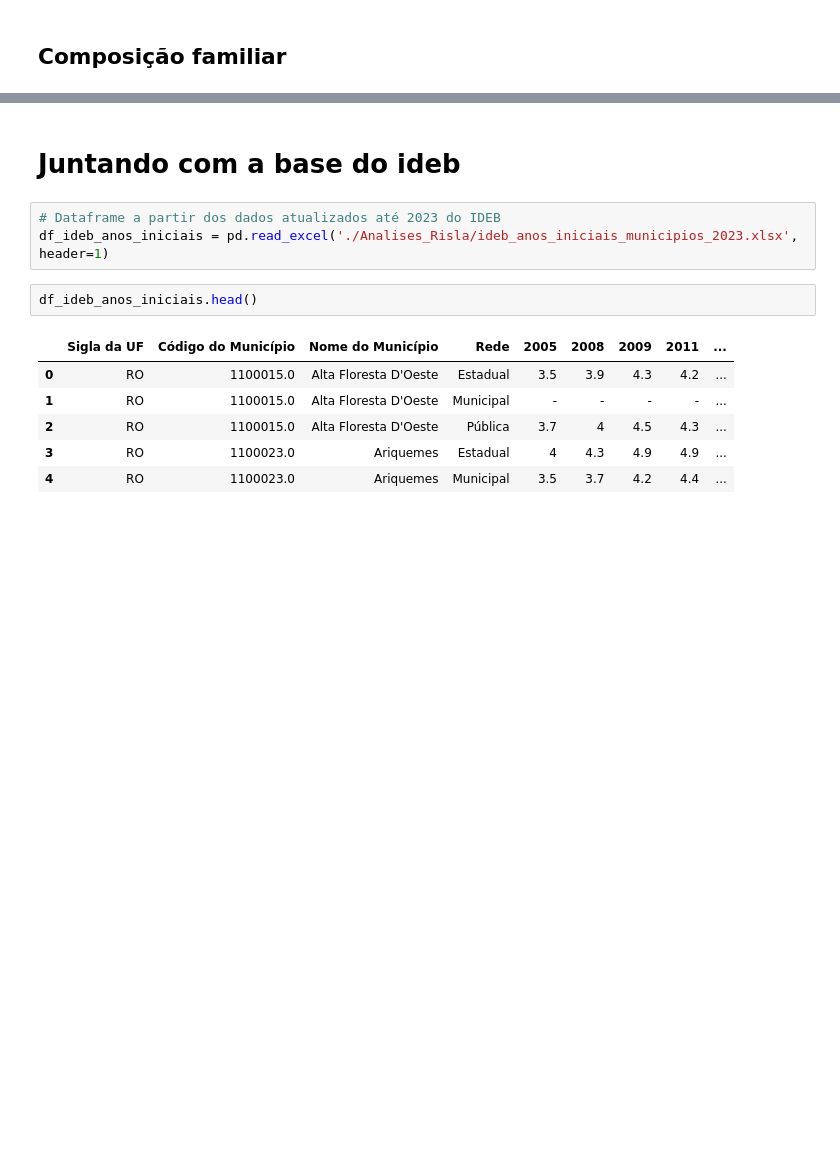
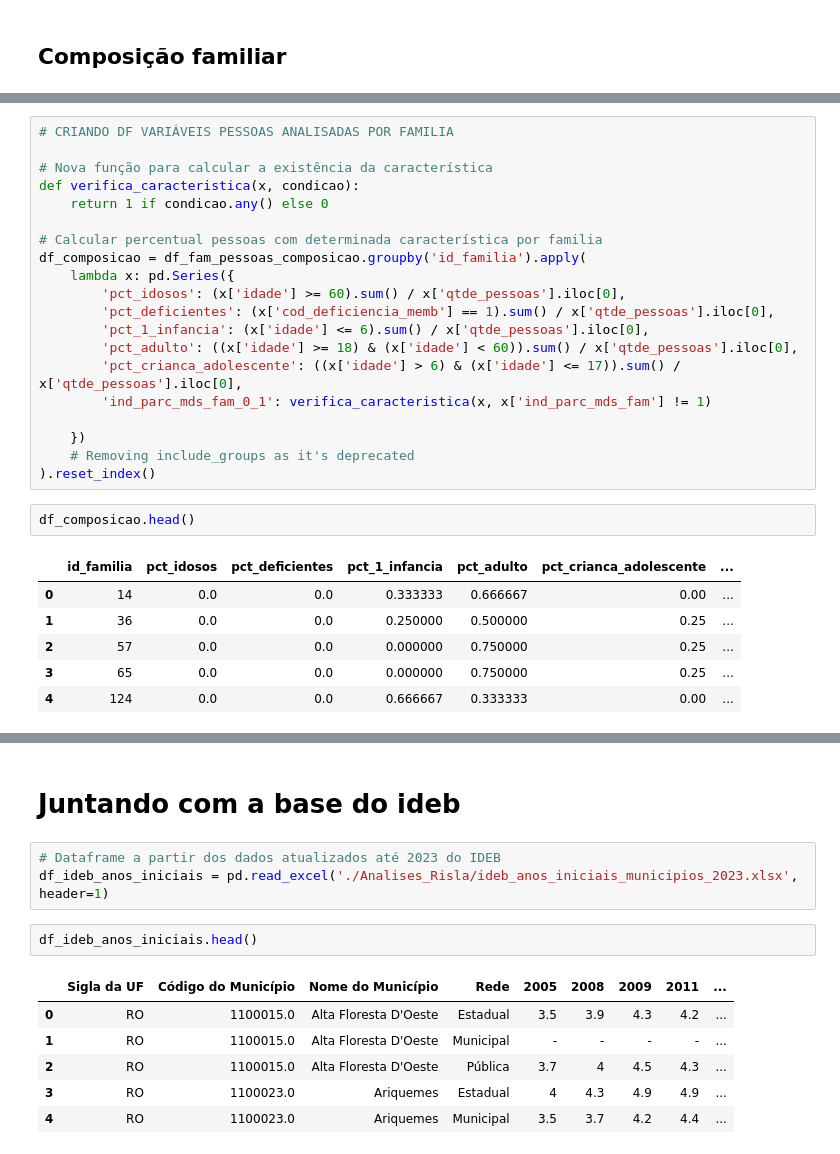
Before and after one commit to mariananresende/averiguacao_cadastral, a Jupyter notebook: base_modelo_final.ipynb, the cells around one changed output, grey strips where cells are left out. Drawn from its saved outputs; the diff is of its cells as text; blank space fills up the shorter version.

```diff
--- a/base_modelo_final.ipynb
+++ b/base_modelo_final.ipynb
@@ -781,0 +598,29 @@ df_pessoas_amostra_100mil.to_csv('Data/df_pessoas_amostra_100mil.csv', index=Fal
+# %%
+# CRIANDO DF VARIÁVEIS PESSOAS ANALISADAS POR FAMILIA
+
+# Nova função para calcular a existência da característica
+def verifica_caracteristica(x, condicao):
+    return 1 if condicao.any() else 0
+
+# Calcular percentual pessoas com determinada característica por familia
+df_composicao = df_fam_pessoas_composicao.groupby('id_familia').apply(
+    lambda x: pd.Series({
+        'pct_idosos': (x['idade'] >= 60).sum() / x['qtde_pessoas'].iloc[0],
+        'pct_deficientes': (x['cod_deficiencia_memb'] == 1).sum() / x['qtde_pessoas'].iloc[0],
+        'pct_1_infancia': (x['idade'] <= 6).sum() / x['qtde_pessoas'].iloc[0],
+        'pct_adulto': ((x['idade'] >= 18) & (x['idade'] < 60)).sum() / x['qtde_pessoas'].iloc[0],
+        'pct_crianca_adolescente': ((x['idade'] > 6) & (x['idade'] <= 17)).sum() / x['qtde_pessoas'].iloc[0],
+        'ind_parc_mds_fam_0_1': verifica_caracteristica(x, x['ind_parc_mds_fam'] != 1)
+
+    })
+    # Removing include_groups as it's deprecated
+).reset_index()
+# %%
+df_composicao.head()
+# %% [output]
+|  | id_familia | pct_idosos | pct_deficientes | pct_1_infancia | pct_adulto | pct_crianca_adolescente | ... |
+| 0 | 14 | 0.0 | 0.0 | 0.333333 | 0.666667 | 0.00 | ... |
+| 1 | 36 | 0.0 | 0.0 | 0.250000 | 0.500000 | 0.25 | ... |
+| 2 | 57 | 0.0 | 0.0 | 0.000000 | 0.750000 | 0.25 | ... |
+| 3 | 65 | 0.0 | 0.0 | 0.000000 | 0.750000 | 0.25 | ... |
+| 4 | 124 | 0.0 | 0.0 | 0.666667 | 0.333333 | 0.00 | ... |
```
Also changed, not shown: parts of 48 cells of this notebook, 7 other files.
